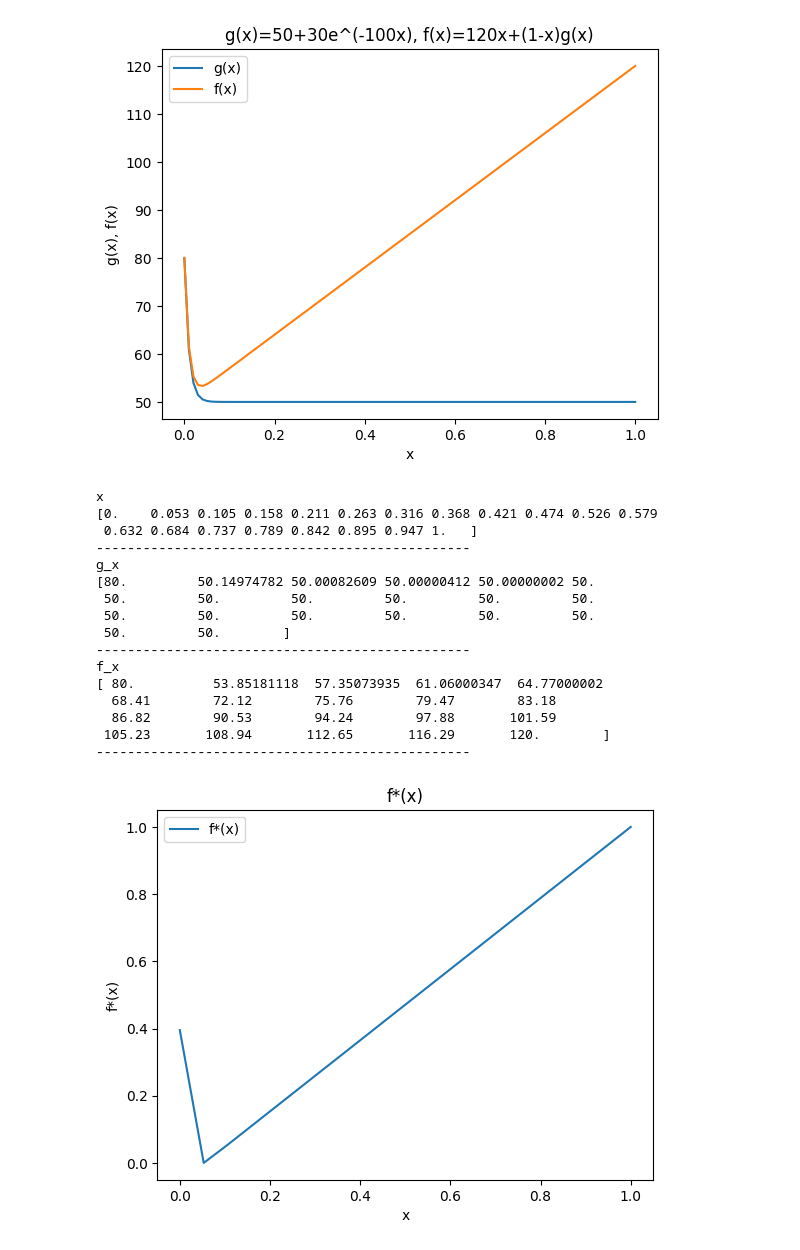
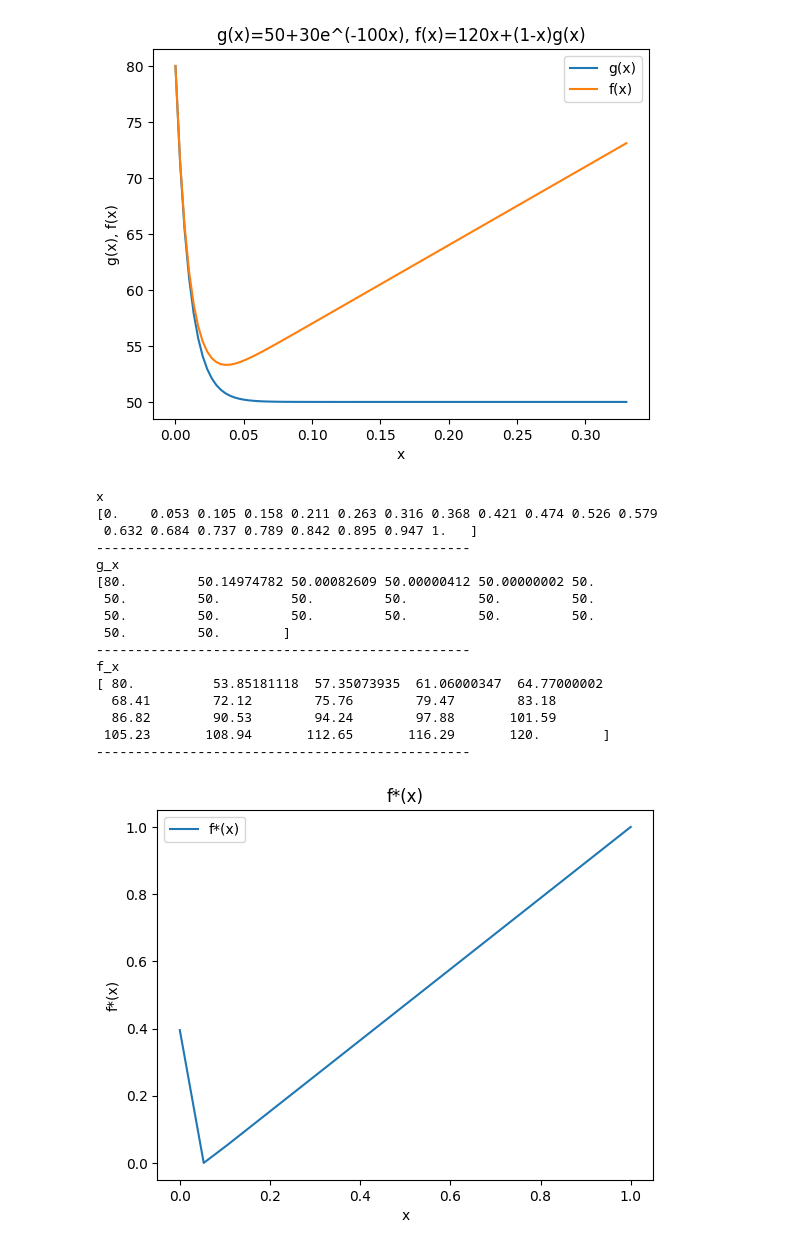
Before and after one commit to S10143806H/DimRed, a Jupyter notebook: HW-2.ipynb, the cells around one changed output. Saved outputs shown, nothing was run; the diff lists cells and outputs as text; code cells hidden in the pictures.

```diff
--- a/HW-2.ipynb
+++ b/HW-2.ipynb
@@ -18,7 +18,7 @@ def normalize_f(f_x):
   # return the normalized f_x
   return f_x
 
-x = np.linspace(0, 1, 100)
+x = np.linspace(0, 0.33, 100)
 g_x = g(x)
 f_x = f(x)
 f_star_x = normalize_f(f_x)
@@ -30,34 +30,34 @@ plt.ylabel("g(x), f(x)")
 plt.title("g(x)=50+30e^(-100x), f(x)=120x+(1-x)g(x)")
 plt.legend()
 plt.show()
 
 # generate random 20 points for x
 x = np.linspace(0, 1, 20)
 x = np.around(x, decimals=3)
 g_x = g(x)
 f_x = f(x)
 
 print("x")
 print(x)
 print("------------------------------------------------")
 print("g_x")
 print(g_x)
 print("------------------------------------------------")
 print("f_x")
 print(f_x)
 print("------------------------------------------------")
 
 # normalize f(x)
 f_star_x = normalize_f(f_x)
 plt.plot(x, f_star_x, label="f*(x)")
 plt.xlabel("x")
 plt.ylabel("f*(x)")
 plt.title("f*(x)")
 plt.legend()
 plt.show()
 print(f_star_x)
 # %% [output]
-[figure, old version]
+[figure, new version]
 x
 [0.    0.053 0.105 0.158 0.211 0.263 0.316 0.368 0.421 0.474 0.526 0.579
  0.632 0.684 0.737 0.789 0.842 0.895 0.947 1.   ]
```
